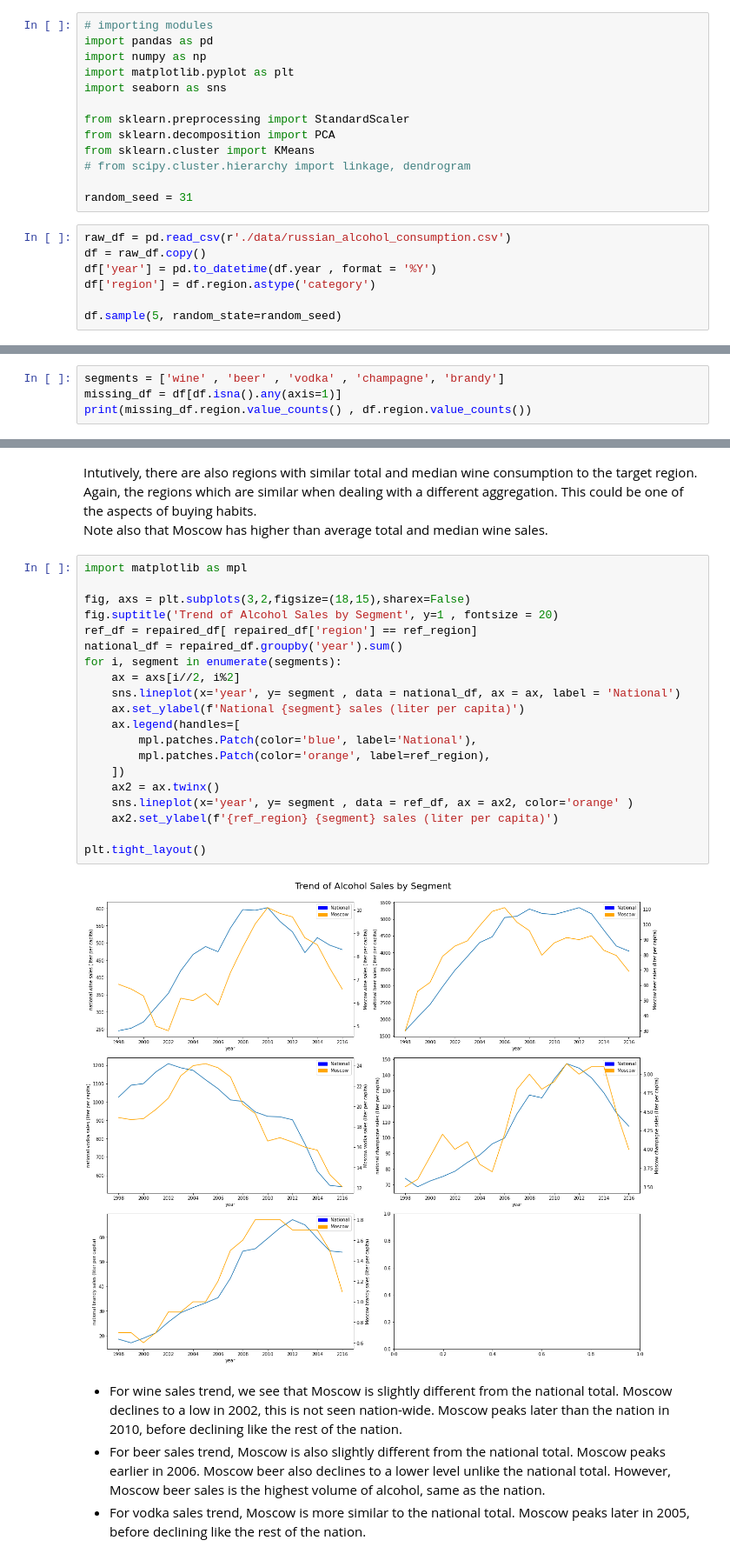
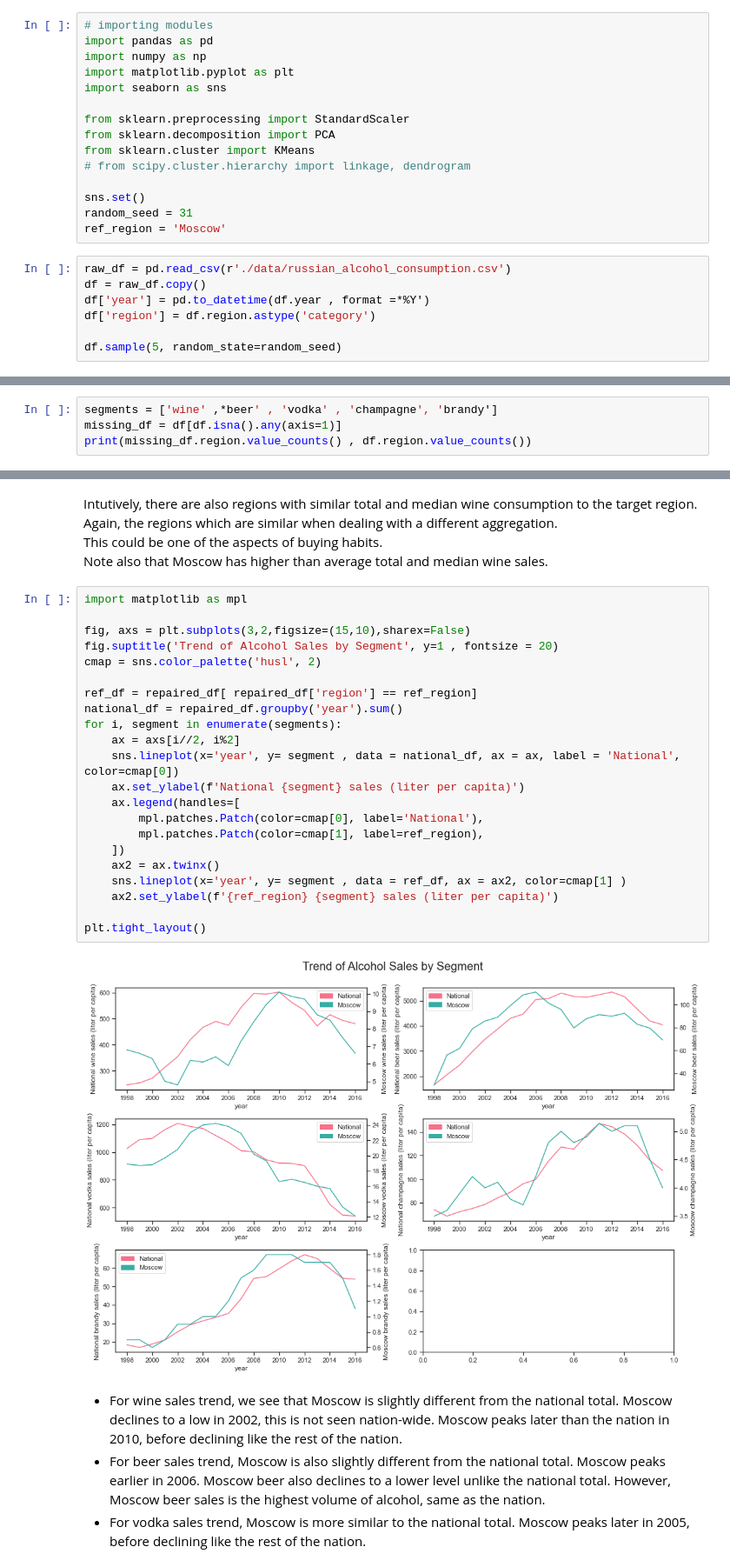
Before and after one commit to developerHobday/cluster-alcohol-consumption, a Jupyter notebook: notebook.ipynb, the cells around one changed output, grey strips where cells are left out. Shown at 87% size. Drawn from its saved outputs; the diff is of its cells as text.

```diff
--- a/notebook.ipynb
+++ b/notebook.ipynb
@@ -43,11 +52,13 @@ from sklearn.decomposition import PCA
 from sklearn.cluster import KMeans
 # from scipy.cluster.hierarchy import linkage, dendrogram
 
+sns.set()
 random_seed = 31
+ref_region = 'Moscow'
 # %%
 raw_df = pd.read_csv(r'./data/russian_alcohol_consumption.csv')
 df = raw_df.copy()
-df['year'] = pd.to_datetime(df.year , format = '%Y')
+df['year'] = pd.to_datetime(df.year , format =*%Y')
 df['region'] = df.region.astype('category')
 
 df.sample(5, random_state=random_seed)
@@ -61,5 +76,5 @@ df.sample(5, random_state=random_seed)
 # %%
-segments = ['wine' , 'beer' , 'vodka' , 'champagne', 'brandy']
+segments = ['wine' ,*beer' , 'vodka' , 'champagne', 'brandy']
 missing_df = df[df.isna().any(axis=1)]
 print(missing_df.region.value_counts() , df.region.value_counts())
 # %% [output]
@@ -154,25 +178,27 @@ Note also that Moscow has higher than average total and median wine sales.
 # %%
 import matplotlib as mpl
 
-fig, axs = plt.subplots(3,2,figsize=(18,15),sharex=False)
+fig, axs = plt.subplots(3,2,figsize=(15,10),sharex=False)
 fig.suptitle('Trend of Alcohol Sales by Segment', y=1 , fontsize = 20)
+cmap = sns.color_palette('husl', 2)
+
 ref_df = repaired_df[ repaired_df['region'] == ref_region]
 national_df = repaired_df.groupby('year').sum()
 for i, segment in enumerate(segments):
     ax = axs[i//2, i%2]
-    sns.lineplot(x='year', y= segment , data = national_df, ax = ax, label = 'National')
+    sns.lineplot(x='year', y= segment , data = national_df, ax = ax, label = 'National', color=cmap[0])
     ax.set_ylabel(f'National {segment} sales (liter per capita)')
     ax.legend(handles=[
-        mpl.patches.Patch(color='blue', label='National'),
-        mpl.patches.Patch(color='orange', label=ref_region),
+        mpl.patches.Patch(color=cmap[0], label='National'),
+        mpl.patches.Patch(color=cmap[1], label=ref_region),
     ])
     ax2 = ax.twinx()
-    sns.lineplot(x='year', y= segment , data = ref_df, ax = ax2, color='orange' )
+    sns.lineplot(x='year', y= segment , data = ref_df, ax = ax2, color=cmap[1] )
     ax2.set_ylabel(f'{ref_region} {segment} sales (liter per capita)')
 
 plt.tight_layout()
 # %% [output]
-[figure, old version]
+[figure, new version]
 # %% [markdown]
 * For wine sales trend, we see that Moscow is slightly different from the national total.  Moscow declines to a low in 2002, this is not seen nation-wide.  Moscow peaks later than the nation in 2010, before declining like the rest of the nation.
 * For beer sales trend, Moscow is also slightly different from the national total.  Moscow peaks earlier in 2006.  Moscow beer also declines to a lower level unlike the national total.  However, Moscow beer sales is the highest volume of alcohol, same as the nation.
```
Also changed, not shown: parts of 66 cells of this notebook.
